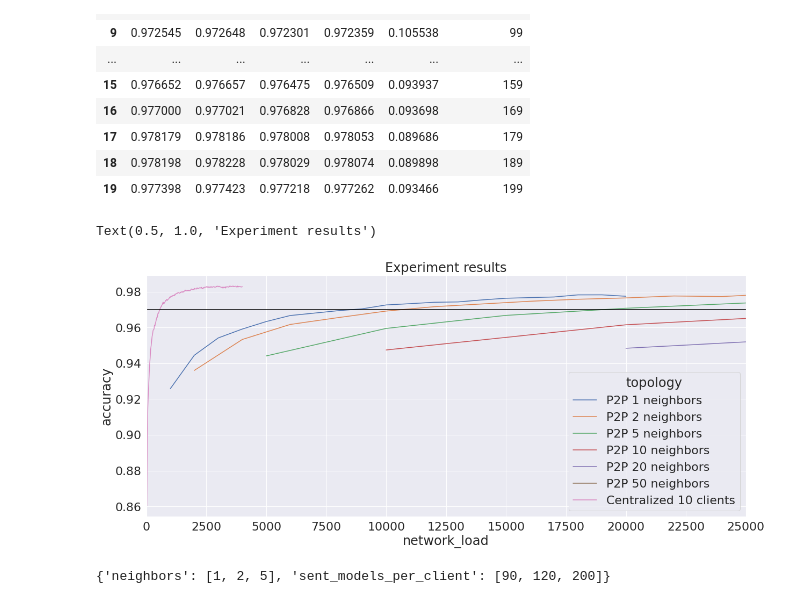
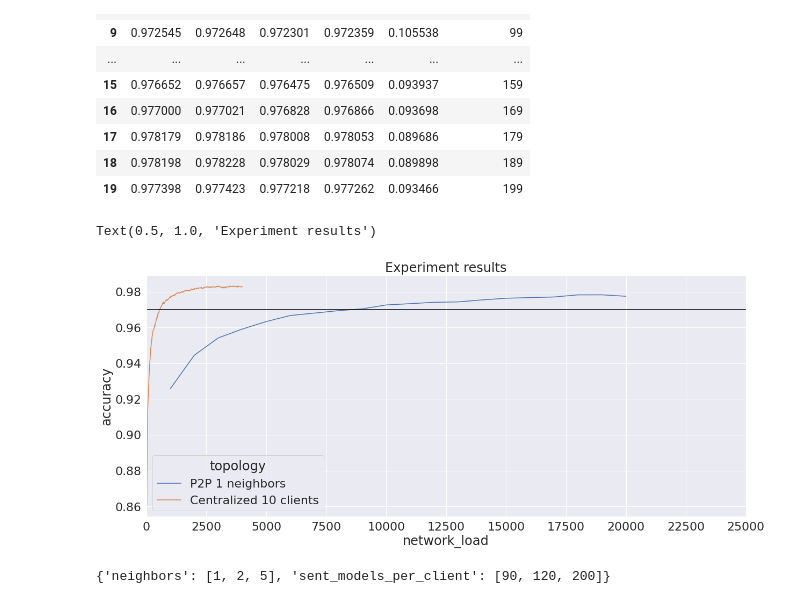
Before and after one commit to dylanmaenpaa/thesis, a Jupyter notebook: plots.ipynb, the cells around one changed output. Cells and saved outputs as stored; diff of their text form; code cells hidden in the pictures.

```diff
--- a/plots.ipynb
+++ b/plots.ipynb
@@ -179,7 +179,7 @@ sns.set(rc={'figure.figsize':(20,8.27)})
 sns.set(font_scale=2)  # crazy big
 
 ### OPEN P2P
-C_all=[1, 2, 5, 10, 20, 50]
+C_all=[1,]# 2, 5, 10, 20, 50]
 dfs = []
 for C in C_all:
     nr_clients = 100 ### NUMBER OF CLIENTS/ENTITIES
@@ -212,35 +212,35 @@ for C in C_all:
 
 ### OPEN CENTRALIZED
 nr_clients = 100 ### NUMBER OF CLIENTS/ENTITIES
 C = 100  ### number of clients in each round, [1, nr_clients]
 client_epochs = 1   # Number of client epochs
 communication_rounds = 200  # Number of maximum communication rounds
 test_every_x_round = 1
 
 dir_str = '{}_{}_{}_{}_{}/'.format(nr_clients, C, client_epochs, communication_rounds, test_every_x_round)
-path = './Results/Fedavg/' + dir_str
+path = './Results/Fedavg_colab/' + dir_str
 
 with open(path + 'metrics', 'rb') as metrics_file:
     metrics = pickle.load(metrics_file)
 
 df = pd.DataFrame.from_dict(metrics[0])
 df.drop(columns=["classification_report"])
 df["comm_round"] = [i for i in range(200)]
 df['sent_models_per_client'] = [i+1 for i in range(200)]
 df['network_load'] = [(i+1)*20 for i in range(200)]
 
 dfs.append(df.assign(topology='Centralized 10 clients'))
 
 concatenated = pd.concat(dfs)
 graph = sns.lineplot(x="network_load", y="accuracy", hue="topology", data=concatenated)
 graph.axhline(0.97, color='black')
 plt.xlim(0, 25000)
 graph.xaxis.set_major_locator(ticker.MultipleLocator(2500))
 graph.set_title('Experiment results')
 #graph.xaxis.set_major_formatter(ticker.ScalarFormatter())
 # %% [output]
 Text(0.5, 1.0, 'Experiment results')
-[figure, old version]
+[figure, new version]
 # %%
 import numpy as np
 import pandas as pd
```
Also changed, not shown: parts of 1 cell of this notebook, 2 other files.
